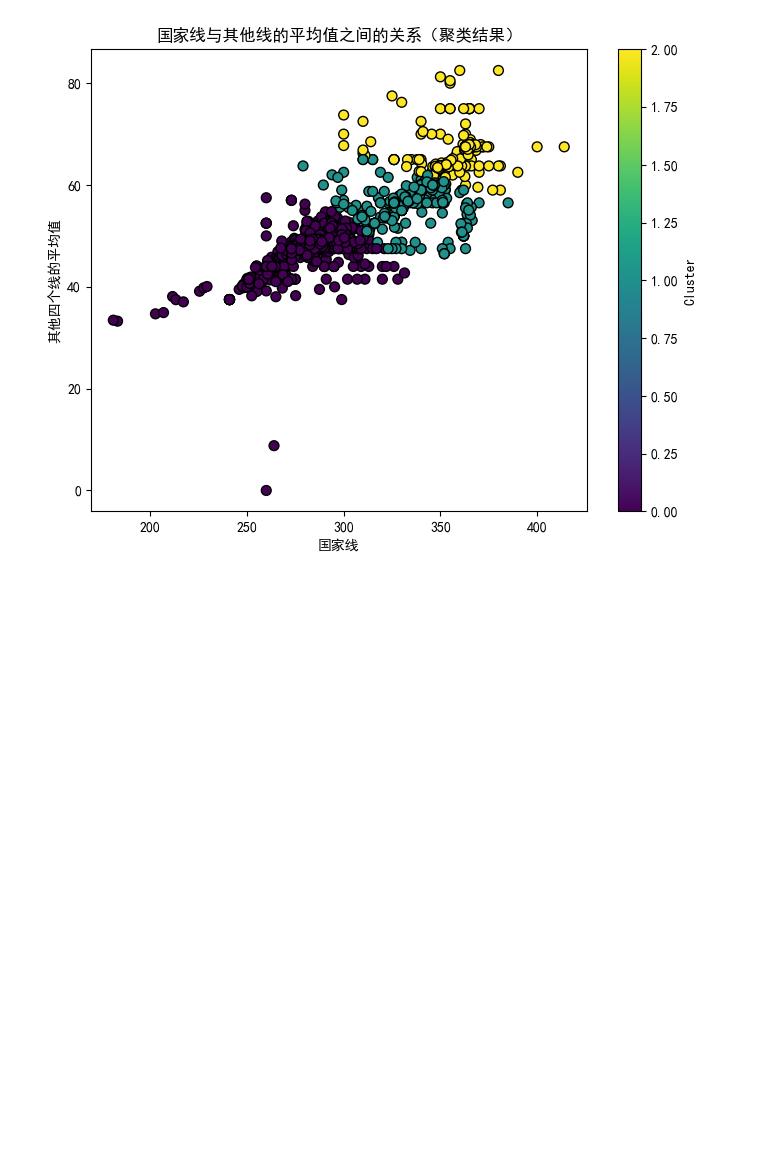
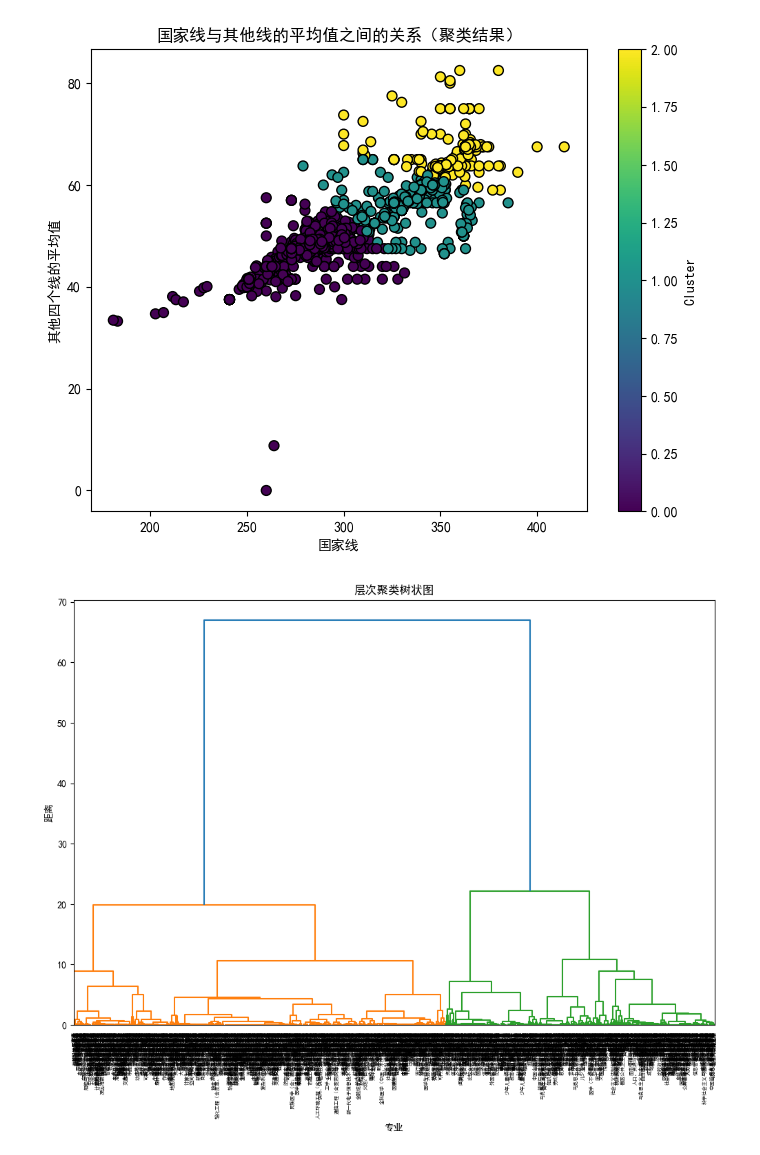
Before and after one commit to rainbowyuyu/dm_design, a Jupyter notebook: data_show.ipynb, the cells around one changed output. Saved outputs shown, nothing was run; the diff lists cells and outputs as text; code cells hidden in the pictures; blank space fills up the shorter version.

```diff
--- a/data_show.ipynb
+++ b/data_show.ipynb
@@ -229,3 +229,36 @@ plt.colorbar(label='Cluster')  # 添加色条，表示聚类编号
 plt.show()
 # %% [output]
 [figure]
+# %%
+import numpy as np
+import matplotlib.pyplot as plt
+from sklearn.preprocessing import StandardScaler
+from scipy.cluster.hierarchy import dendrogram, linkage
+from sklearn.preprocessing import StandardScaler
+
+# 按专业计算 '国家线' 和其他四个线（'英语线', '政治线', '数学线', '专业线'）的平均值
+avg_scores = data.groupby('专业')[['国家线', '英语线', '政治线', '数学线', '专业线']].mean()
+
+# 获取国家线和其他四个线的平均值
+x = avg_scores['国家线'].values.reshape(-1, 1)  # 国家线
+y = avg_scores[['英语线', '政治线', '数学线', '专业线']].mean(axis=1).values.reshape(-1, 1)  # 四个线的平均值
+
+# 合并 x 和 y 为一个新的特征矩阵
+X = np.hstack((x, y))  # 将国家线和其他四个线的平均值合并为一个二维数组
+
+# 标准化数据
+scaler = StandardScaler()
+X_scaled = scaler.fit_transform(X)
+
+# 计算层次聚类的链接矩阵（linkage matrix）
+Z = linkage(X_scaled, method='ward')  # 'ward' 方法是最常用的，尽量保持每次合并后的簇内方差最小
+
+# 绘制树状图
+plt.figure(figsize=(12, 8))
+dendrogram(Z, labels=avg_scores.index.to_list(), orientation='top', leaf_rotation=90)
+plt.title('层次聚类树状图')
+plt.xlabel('专业')
+plt.ylabel('距离')
+plt.show()
+# %% [output]
+[figure, added]
```
Also changed, not shown: parts of 1 cell of this notebook.
